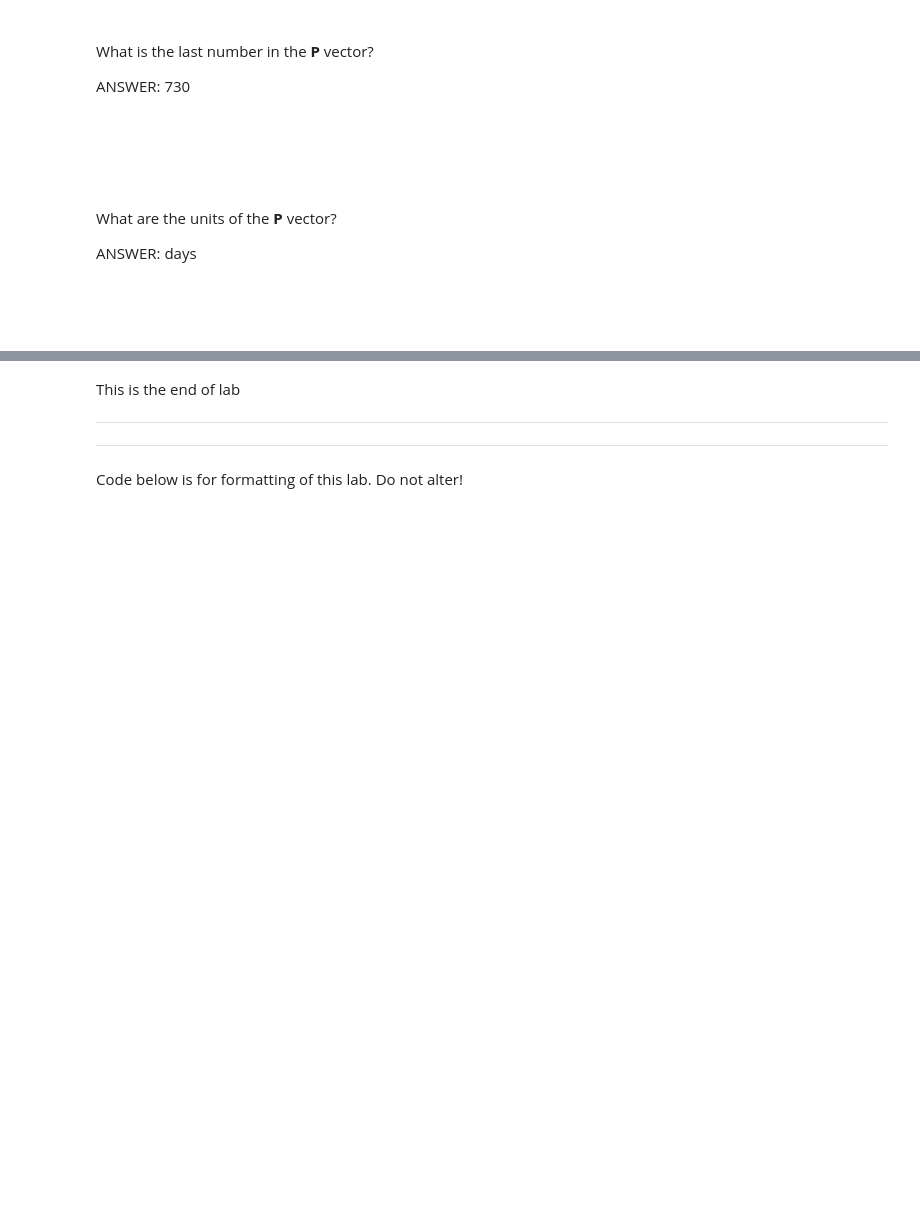
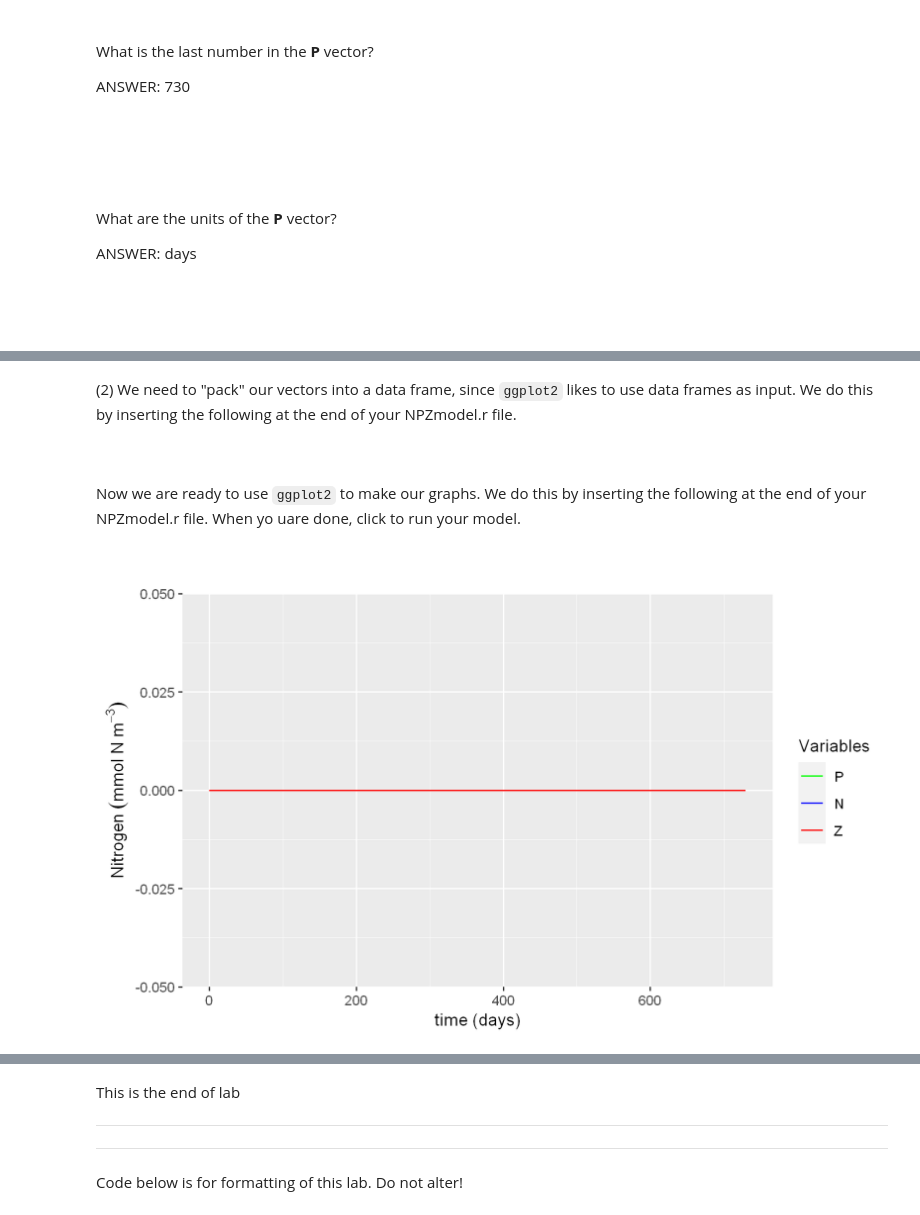
Before and after one commit to Diego-Ibarra/biol3782, a Jupyter notebook: week7/Flow_control_and_Functions_Explained.ipynb, the cells around one changed output, grey strips where cells are left out. Saved outputs shown, nothing was run; the diff lists cells and outputs as text; code cells hidden in the pictures; blank space fills up the shorter version.

```diff
--- a/week7/Flow_control_and_Functions_Explained.ipynb
+++ b/week7/Flow_control_and_Functions_Explained.ipynb
@@ -679,0 +701,31 @@ tail(P)
+# %% [markdown]
+(2) We need to "pack" our vectors into a data frame, since `ggplot2` likes to use data frames as input. We do this by inserting the following at the end of your <span class="file">NPZmodel.r</span> file.
+
+<br>
+<div class="use_editor"></div>
+# %%
+# For cleanliness, let's pack everything into a data frame
+output <- data.frame(t=time,
+                     N=N,
+                     P=P,
+                     Z=Z)
+# %% [markdown]
+Now we are ready to use `ggplot2` to make our graphs. We do this by inserting the following at the end of your <span class="file">NPZmodel.r</span> file. When yo uare done, click <span class="source"></span> to run your model.
+
+<br>
+<div class="use_editor"></div>
+# %%
+# Plotting ---------------------------------------------------------------------
+# Plot 1: Main variables
+ggplot(data = output, aes(x=time)) +
+  geom_line(aes(y = P, color="P")) +
+  geom_line(aes(y = N, color="N")) +
+  geom_line(aes(y = Z, color="Z")) +
+  labs(x = "time (days)",
+       y = expression(Nitrogen~(mmol~N~m^-3))) +
+  scale_color_manual("Variables",
+                     breaks = c("P", "N", "Z"),
+                     labels = c("P", "N", "Z"),
+                     values = c("green", "blue", "red"))
+# %% [output]
+[figure, added]
```
Also changed, not shown: parts of 17 cells of this notebook, 4 other files.
